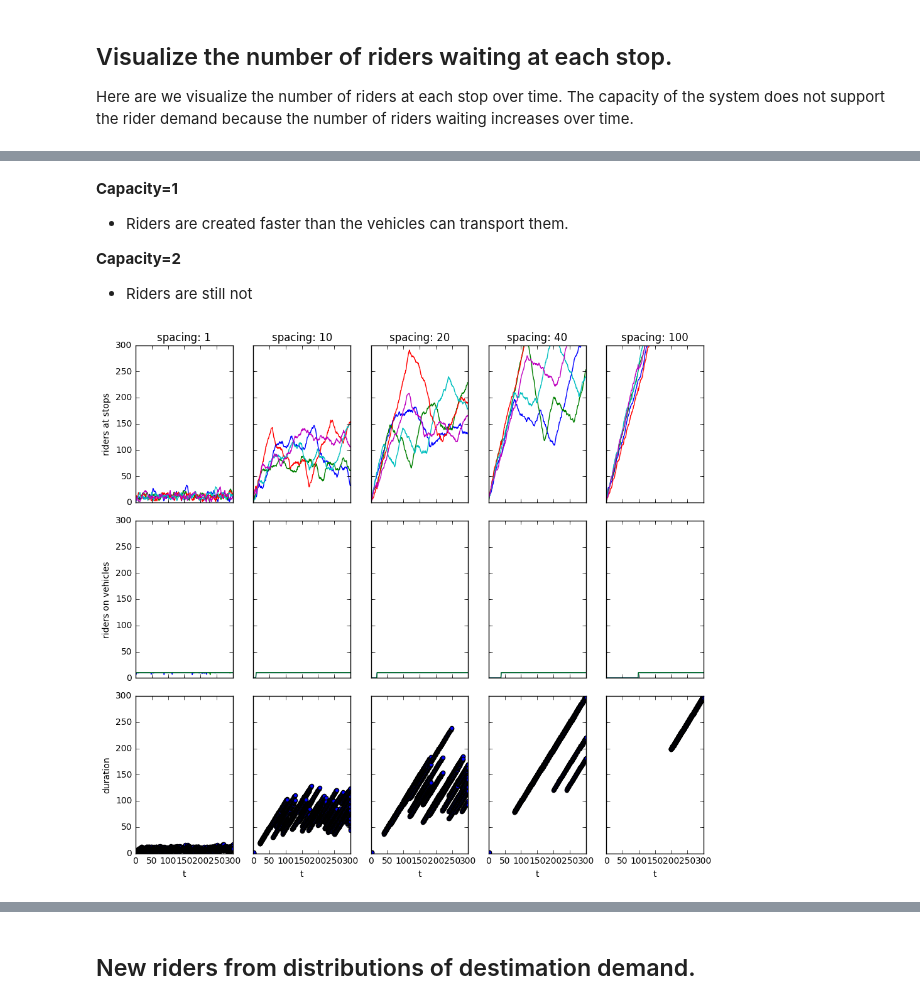
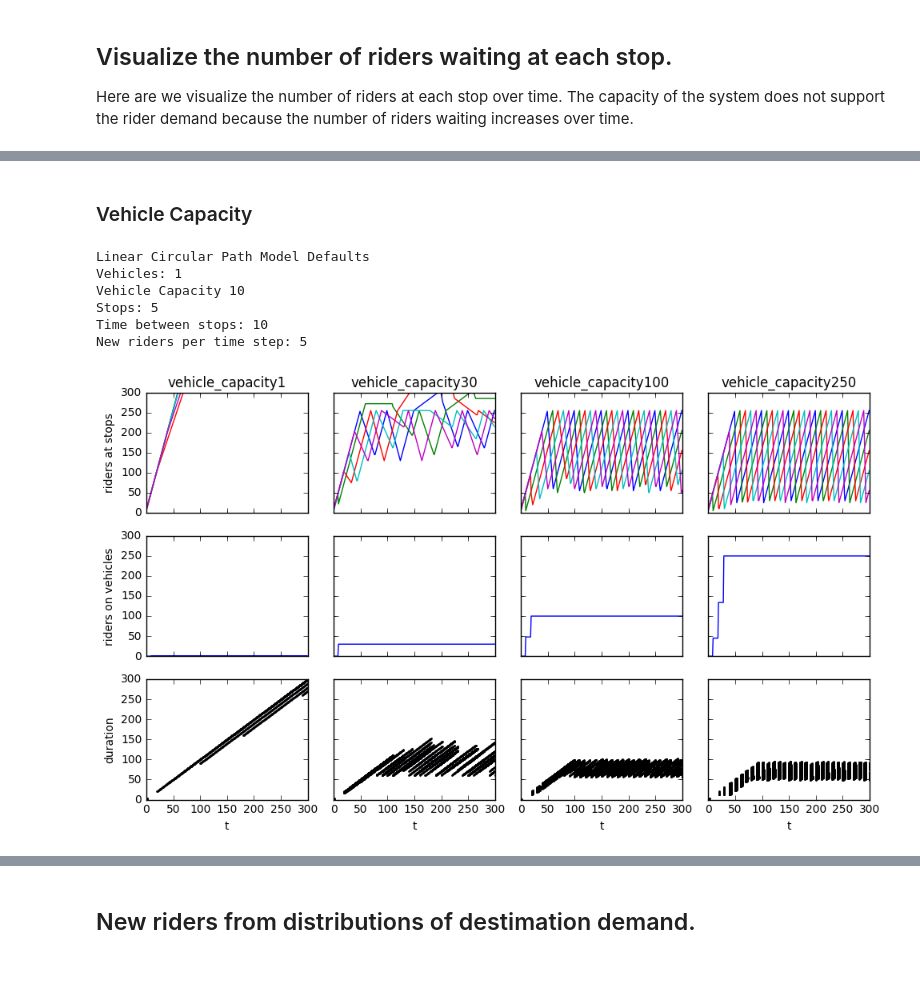
Before and after one commit to wroscoe/notebooks, a Jupyter notebook: First Principles of Transit.ipynb, the cells around one changed output, grey strips where cells are left out. Cells and saved outputs as stored; diff of their text form; code cells hidden in the pictures; blank space fills up the shorter version.

```diff
--- a/First Principles of Transit.ipynb
+++ b/First Principles of Transit.ipynb
@@ -404,39 +438,12 @@ show(capacities = [1, 10, 100, 250])
-# %% [markdown]
-**Capacity=1**
-* Riders are created faster than the vehicles can transport them.
-
-**Capacity=2**
-* Riders are still not
-# %%
-def show(spacings):
-    fig, axes = plt.subplots(nrows=3, ncols=len(spacings))
-    for i, s in enumerate(spacings):
-        TS = new_train_sim(capacity=10, spacing=s)
-
-        steps = 300
-        R = TS.run(steps)
-
-        xlim=[0,steps]
-        ylim=[0,300]
-
-        df = R.get('riders at stops')
-        ax = df.plot(ax=axes[0, i], title="spacing: " + str(s),
-                    legend=False, sharey=True, sharex=True,
-                    xlim=xlim, ylim=ylim)
-        ax.set_ylabel('riders at stops')
-
-        df = R.get('riders on vehicles')
-        ax = df.plot(ax=axes[1, i],
-                    legend=False, sharey=True, sharex=True,
-                    xlim=xlim, ylim=ylim)
-        ax.set_ylabel('riders on vehicles')
-
-        df = R.get('trip durations')
-        df.plot.scatter(x='t', y='duration', ax=axes[2, i],
-                                      legend=False, sharey=True, xlim=xlim, ylim=ylim)
-
-    plt.tight_layout()
-
-show([1, 10, 20, 40, 100])
-# %% [output]
-[figure, removed]
+# %% [markdown]
+### Vehicle Capacity
+# %%
+show('vehicle_capacity', [1, 30, 100, 250])
+# %% [output]
+Linear Circular Path Model Defaults
+Vehicles: 1
+Vehicle Capacity 10
+Stops: 5
+Time between stops: 10
+New riders per time step: 5
+[figure, added]
```
Also changed, not shown: parts of 45 cells of this notebook.
